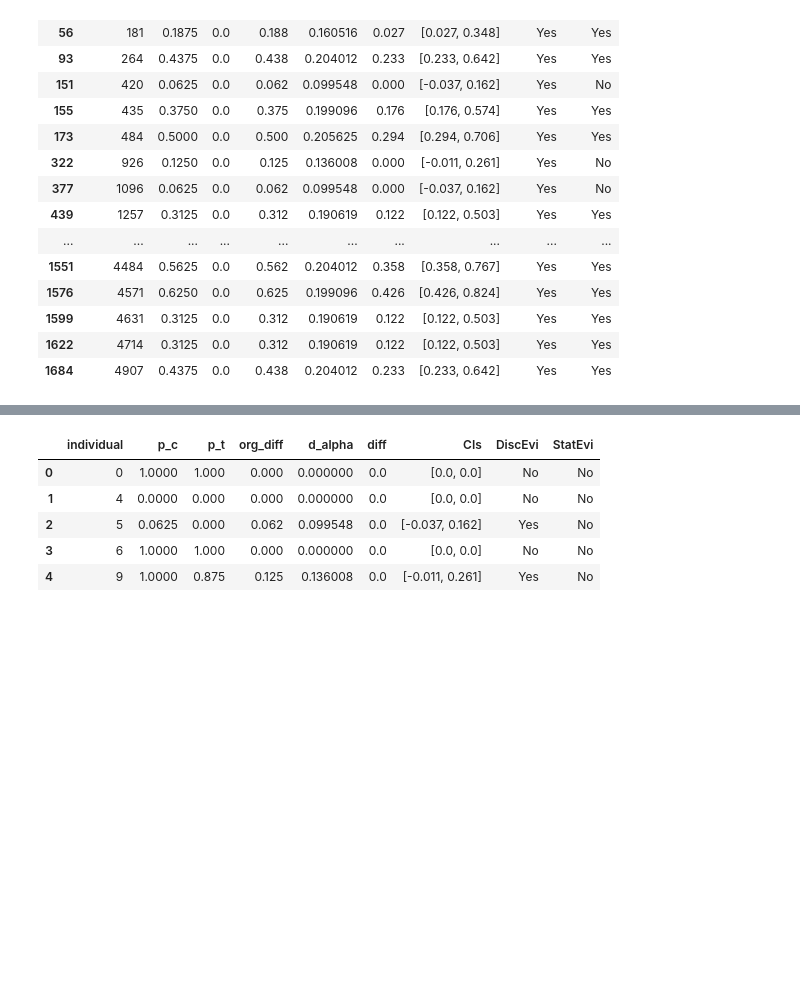
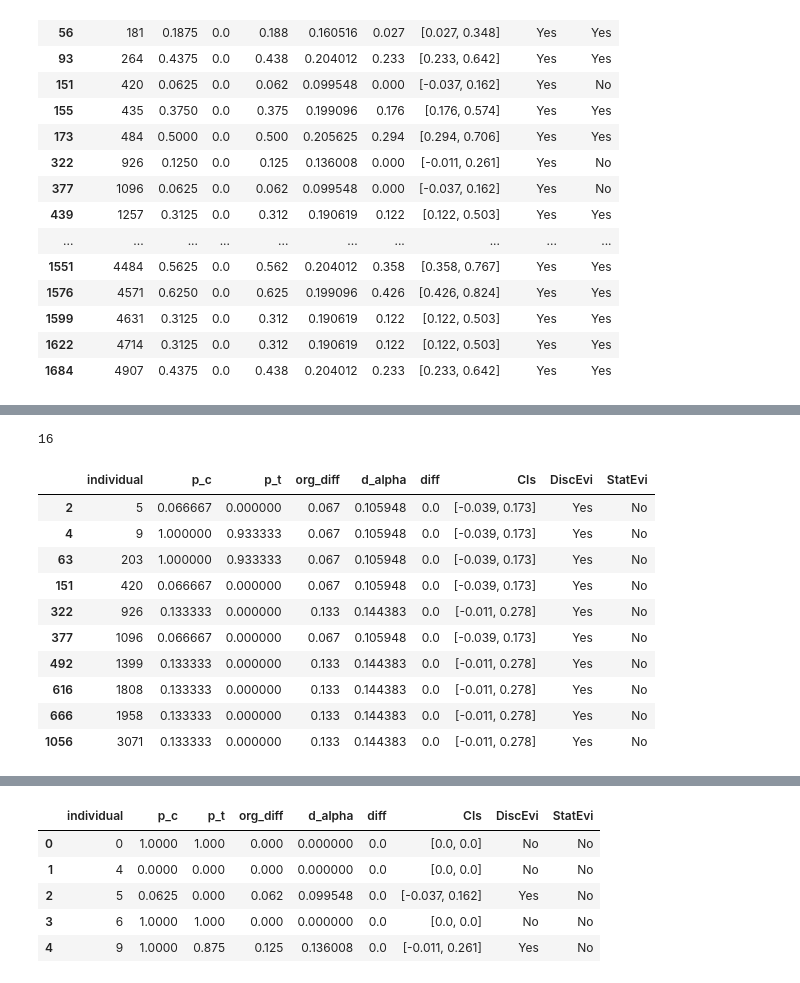
Before and after one commit to cc-jalvarez/counterfactual-situation-testing, a Jupyter notebook: src/analysis_loan_application.ipynb, the cells around one changed output, grey strips where cells are left out. Saved outputs shown, nothing was run; the diff lists cells and outputs as text; code cells hidden in the pictures; blank space fills up the shorter version.

```diff
--- a/src/analysis_loan_application.ipynb
+++ b/src/analysis_loan_application.ipynb
@@ -711,0 +716,3 @@ Most of the the output is already provided by the run file. See the results fold
+# %%
+cst_test = cf_st.get_test_discrimination()
+cst_test.head(5)
@@ -711,0 +726,16 @@ Most of the the output is already provided by the run file. See the results fold
+# %%
+print(cst_test[(cst_test['DiscEvi'] == 'Yes') & (cst_test['StatEvi'] == 'No')].shape[0])
+cst_test[(cst_test['DiscEvi'] == 'Yes') & (cst_test['StatEvi'] == 'No')].head(10)
+# %% [output]
+16
+|  | individual | p_c | p_t | org_diff | d_alpha | diff | CIs | DiscEvi | StatEvi |
+| 2 | 5 | 0.066667 | 0.000000 | 0.067 | 0.105948 | 0.0 | [-0.039, 0.173] | Yes | No |
+| 4 | 9 | 1.000000 | 0.933333 | 0.067 | 0.105948 | 0.0 | [-0.039, 0.173] | Yes | No |
+| 63 | 203 | 1.000000 | 0.933333 | 0.067 | 0.105948 | 0.0 | [-0.039, 0.173] | Yes | No |
+| 151 | 420 | 0.066667 | 0.000000 | 0.067 | 0.105948 | 0.0 | [-0.039, 0.173] | Yes | No |
+| 322 | 926 | 0.133333 | 0.000000 | 0.133 | 0.144383 | 0.0 | [-0.011, 0.278] | Yes | No |
+| 377 | 1096 | 0.066667 | 0.000000 | 0.067 | 0.105948 | 0.0 | [-0.039, 0.173] | Yes | No |
+| 492 | 1399 | 0.133333 | 0.000000 | 0.133 | 0.144383 | 0.0 | [-0.011, 0.278] | Yes | No |
+| 616 | 1808 | 0.133333 | 0.000000 | 0.133 | 0.144383 | 0.0 | [-0.011, 0.278] | Yes | No |
+| 666 | 1958 | 0.133333 | 0.000000 | 0.133 | 0.144383 | 0.0 | [-0.011, 0.278] | Yes | No |
+| 1056 | 3071 | 0.133333 | 0.000000 | 0.133 | 0.144383 | 0.0 | [-0.011, 0.278] | Yes | No |
```
Also changed, not shown: parts of 6 cells of this notebook.
